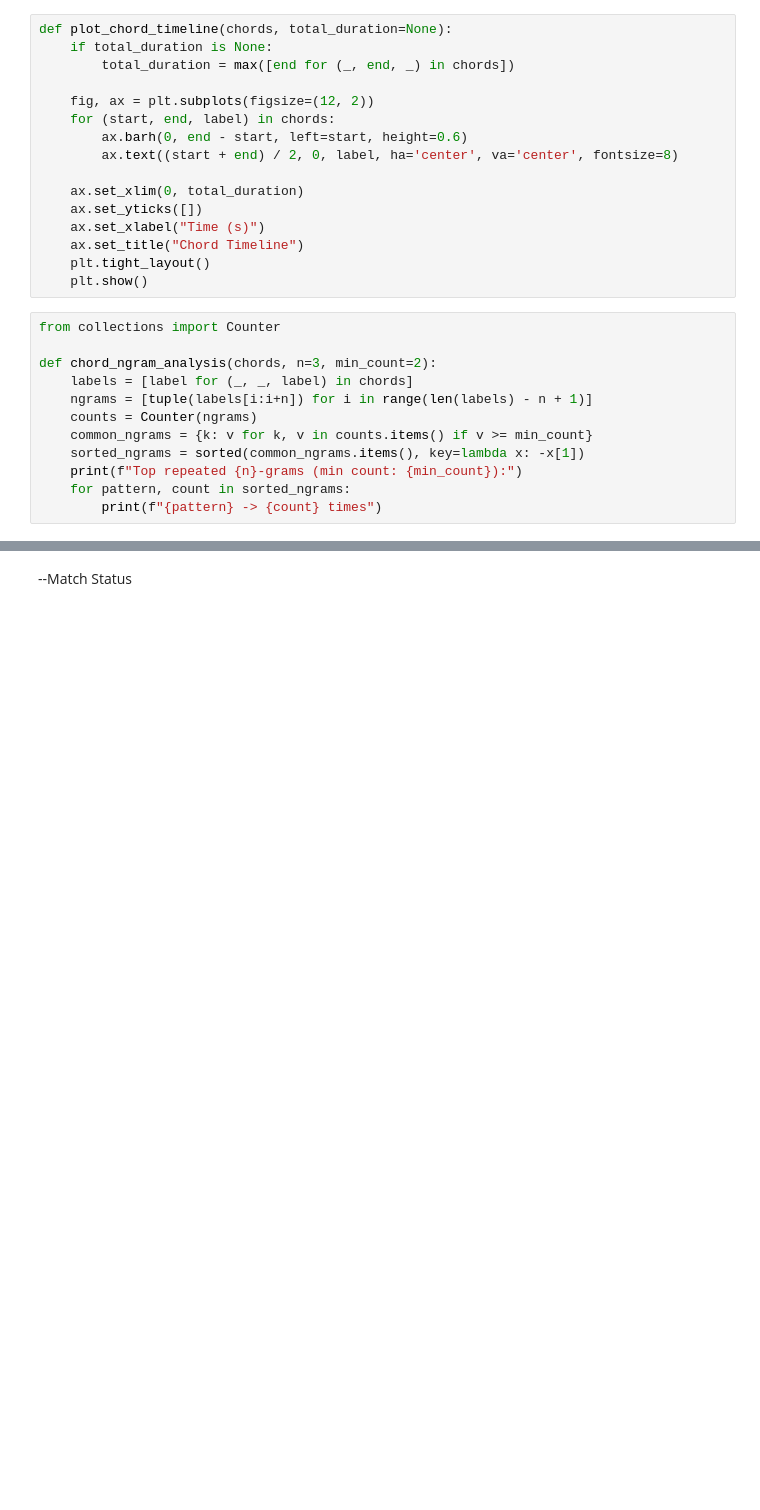
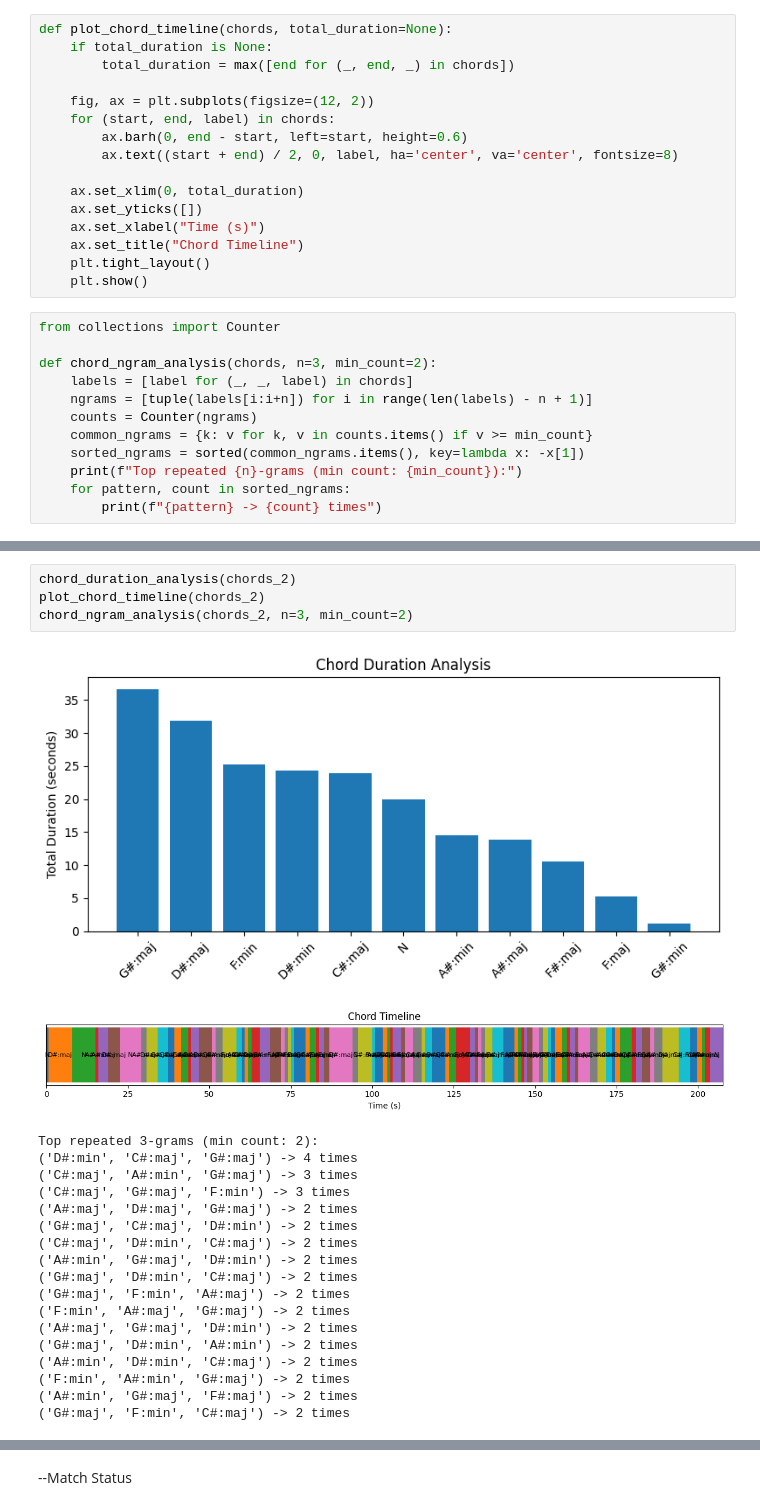
Before and after one commit to suzunagumo/emotional-mismatch-music, a Jupyter notebook: extract_chord.ipynb, the cells around one changed output, grey strips where cells are left out. Cells and saved outputs as stored; diff of their text form; blank space fills up the shorter version.

```diff
--- a/extract_chord.ipynb
+++ b/extract_chord.ipynb
@@ -347,3 +604,27 @@ plt.title("Chord Transition Heatmap for [Bruno Mars - That's What I Like.wav]")
 plt.show()
 # %% [output]
 [figure]
+# %%
+chord_duration_analysis(chords_2)
+plot_chord_timeline(chords_2)
+chord_ngram_analysis(chords_2, n=3, min_count=2)
+# %% [output]
+[figure, added]
+[figure, added]
+Top repeated 3-grams (min count: 2):
+('D#:min', 'C#:maj', 'G#:maj') -> 4 times
+('C#:maj', 'A#:min', 'G#:maj') -> 3 times
+('C#:maj', 'G#:maj', 'F:min') -> 3 times
+('A#:maj', 'D#:maj', 'G#:maj') -> 2 times
+('G#:maj', 'C#:maj', 'D#:min') -> 2 times
+('C#:maj', 'D#:min', 'C#:maj') -> 2 times
+('A#:min', 'G#:maj', 'D#:min') -> 2 times
+('G#:maj', 'D#:min', 'C#:maj') -> 2 times
+('G#:maj', 'F:min', 'A#:maj') -> 2 times
+('F:min', 'A#:maj', 'G#:maj') -> 2 times
+('A#:maj', 'G#:maj', 'D#:min') -> 2 times
+('G#:maj', 'D#:min', 'A#:min') -> 2 times
+('A#:min', 'D#:min', 'C#:maj') -> 2 times
+('F:min', 'A#:min', 'G#:maj') -> 2 times
+('A#:min', 'G#:maj', 'F#:maj') -> 2 times
+('G#:maj', 'F:min', 'C#:maj') -> 2 times
```
Also changed, not shown: parts of 21 cells of this notebook.
